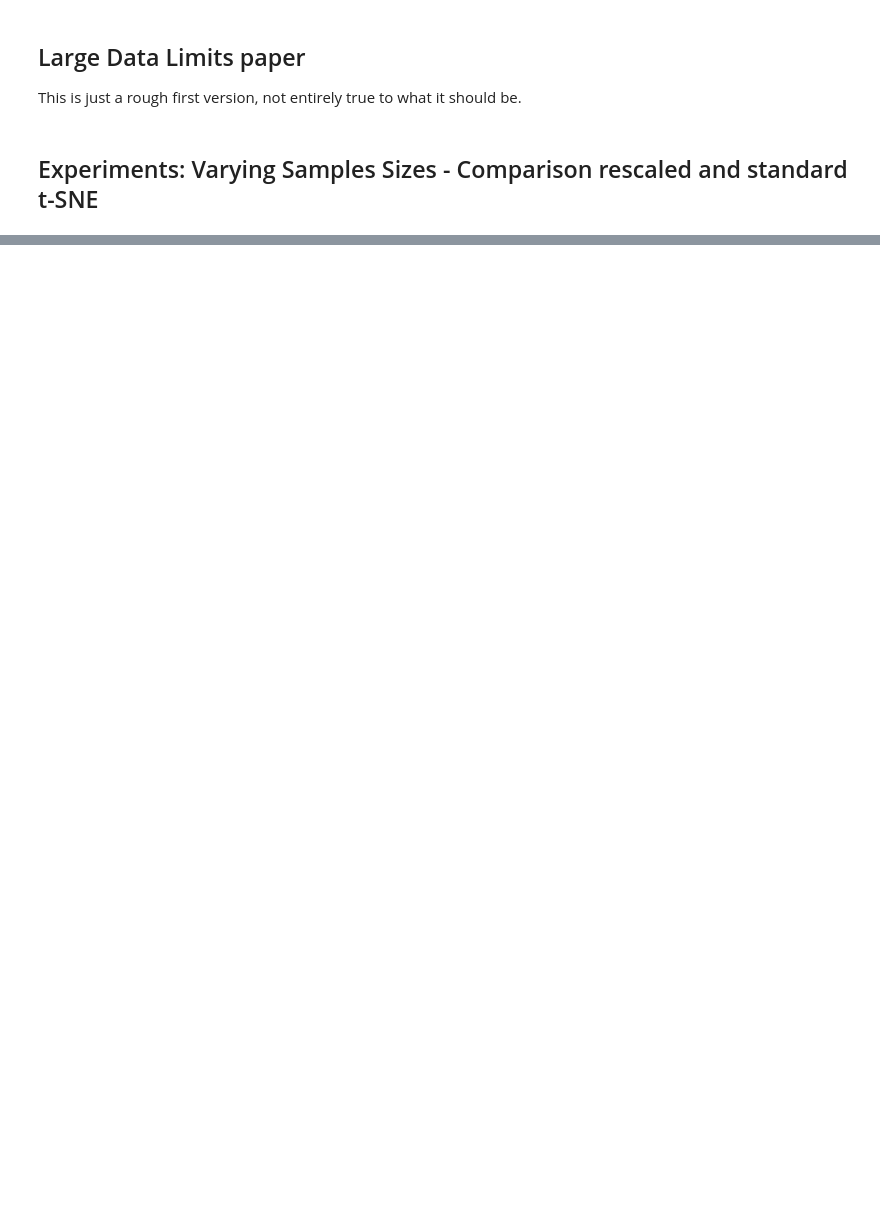
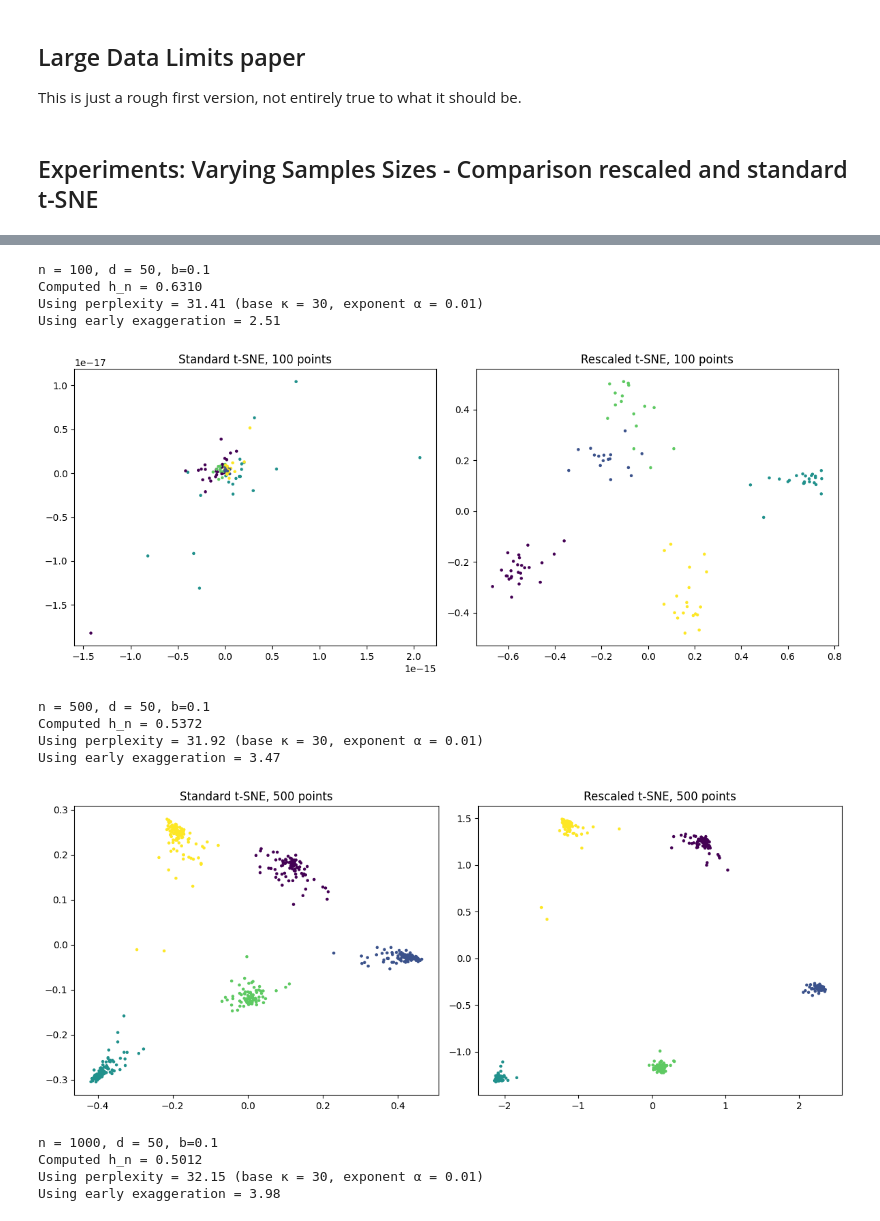
Before and after one commit to giSolve/thesis, a Jupyter notebook: code/large_data_rescaled_tsne.ipynb, the cells around one changed output, grey strips where cells are left out. Drawn from its saved outputs; the diff is of its cells as text; code cells hidden in the pictures; blank space fills up the shorter version.

```diff
--- a/code/large_data_rescaled_tsne.ipynb
+++ b/code/large_data_rescaled_tsne.ipynb
@@ -120,0 +126,17 @@ Using early exaggeration = 1.86
+# %%
+comp_rescaled_tsne_on_sizes([100, 500, 1000, 10000, 100000, 1000000, 10000000])
+# %% [output]
+n = 100, d = 50, b=0.1
+Computed h_n = 0.6310
+Using perplexity = 31.41 (base κ = 30, exponent α = 0.01)
+Using early exaggeration = 2.51
+[figure, added]
+n = 500, d = 50, b=0.1
+Computed h_n = 0.5372
+Using perplexity = 31.92 (base κ = 30, exponent α = 0.01)
+Using early exaggeration = 3.47
+[figure, added]
+n = 1000, d = 50, b=0.1
+Computed h_n = 0.5012
+Using perplexity = 32.15 (base κ = 30, exponent α = 0.01)
+Using early exaggeration = 3.98
```
Also changed, not shown: parts of 4 cells of this notebook.
